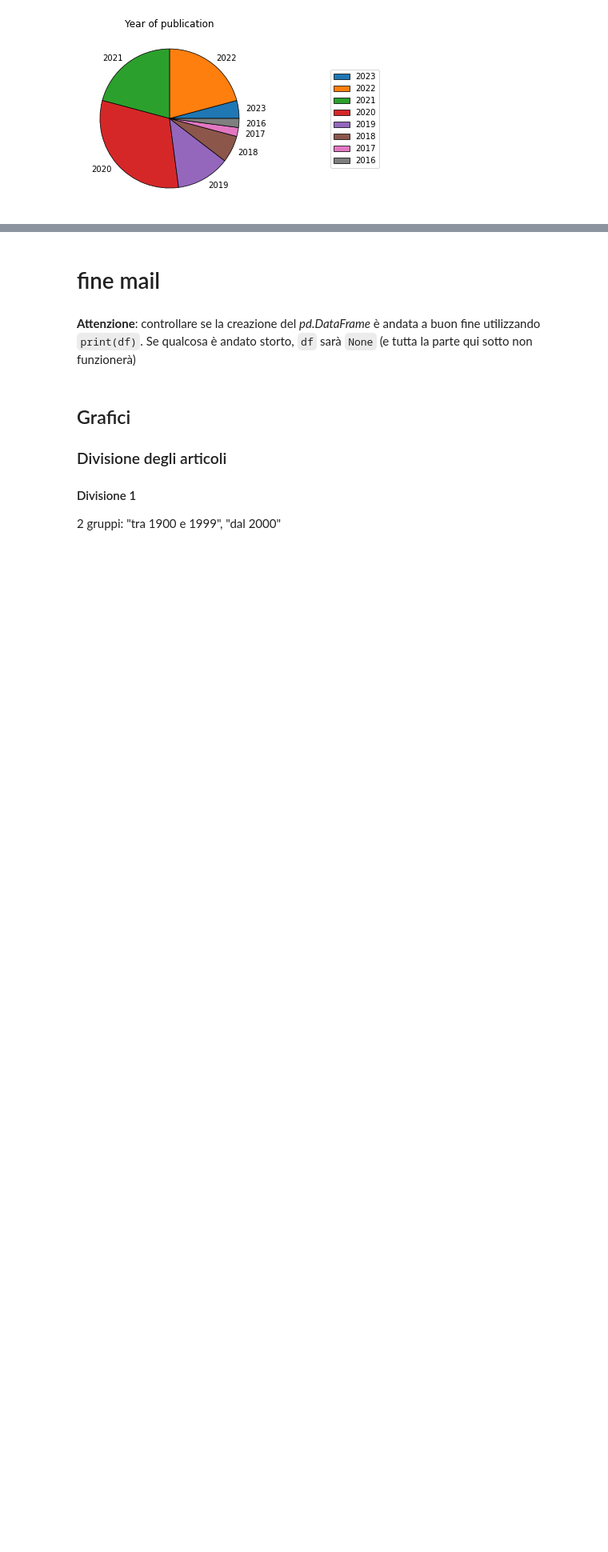
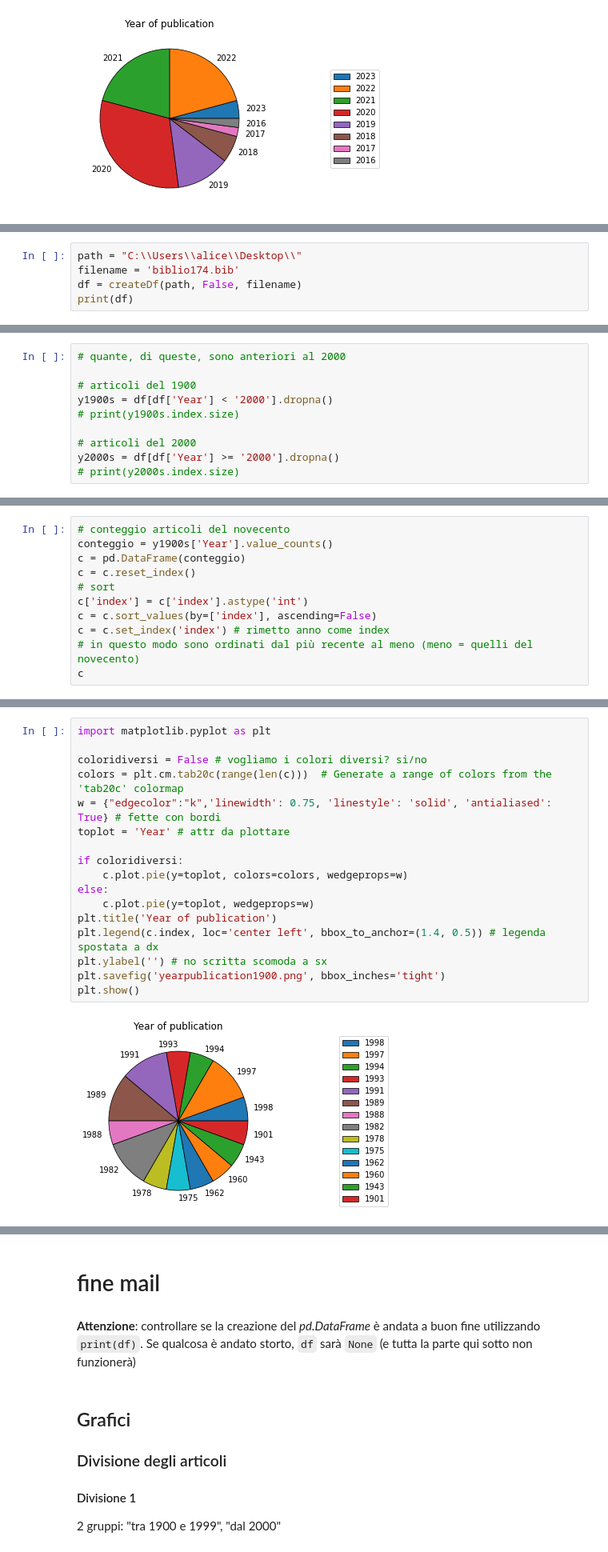
Before and after one commit to EBarbierato/cluster_articoli_green_AI, a Jupyter notebook: 2023-08-14/biblio.ipynb, the cells around one changed output, grey strips where cells are left out. Shown: that part at 80% size. Drawn from its saved outputs; the diff is of its cells as text; blank space fills up the shorter version.

```diff
--- a/2023-08-14/biblio.ipynb
+++ b/2023-08-14/biblio.ipynb
@@ -211,0 +216,5 @@ plt.show()
+# %%
+path = "C:\\Users\\alice\\Desktop\\"
+filename = 'biblio174.bib'
+df = createDf(path, False, filename)
+print(df)
@@ -211,0 +280,10 @@ plt.show()
+# %%
+# quante, di queste, sono anteriori al 2000
+
+# articoli del 1900
+y1900s = df[df['Year'] < '2000'].dropna()
+# print(y1900s.index.size)
+
+# articoli del 2000
+y2000s = df[df['Year'] >= '2000'].dropna()
+# print(y2000s.index.size)
@@ -211,0 +300,11 @@ plt.show()
+# %%
+# conteggio articoli del novecento
+conteggio = y1900s['Year'].value_counts()
+c = pd.DataFrame(conteggio)
+c = c.reset_index()
+# sort
+c['index'] = c['index'].astype('int')
+c = c.sort_values(by=['index'], ascending=False)
+c = c.set_index('index') # rimetto anno come index
+# in questo modo sono ordinati dal più recente al meno (meno = quelli del novecento)
+c
@@ -211,0 +328,19 @@ plt.show()
+# %%
+import matplotlib.pyplot as plt
+
+coloridiversi = False # vogliamo i colori diversi? si/no
+colors = plt.cm.tab20c(range(len(c)))  # Generate a range of colors from the 'tab20c' colormap
+w = {"edgecolor":"k",'linewidth': 0.75, 'linestyle': 'solid', 'antialiased': True} # fette con bordi
+toplot = 'Year' # attr da plottare
+
+if coloridiversi:
+    c.plot.pie(y=toplot, colors=colors, wedgeprops=w)
+else:
+    c.plot.pie(y=toplot, wedgeprops=w)
+plt.title('Year of publication')
+plt.legend(c.index, loc='center left', bbox_to_anchor=(1.4, 0.5)) # legenda spostata a dx
+plt.ylabel('') # no scritta scomoda a sx
+plt.savefig('yearpublication1900.png', bbox_inches='tight')
+plt.show()
+# %% [output]
+[figure, added]
```
Also changed, not shown: parts of 11 cells of this notebook, 6 other files.
